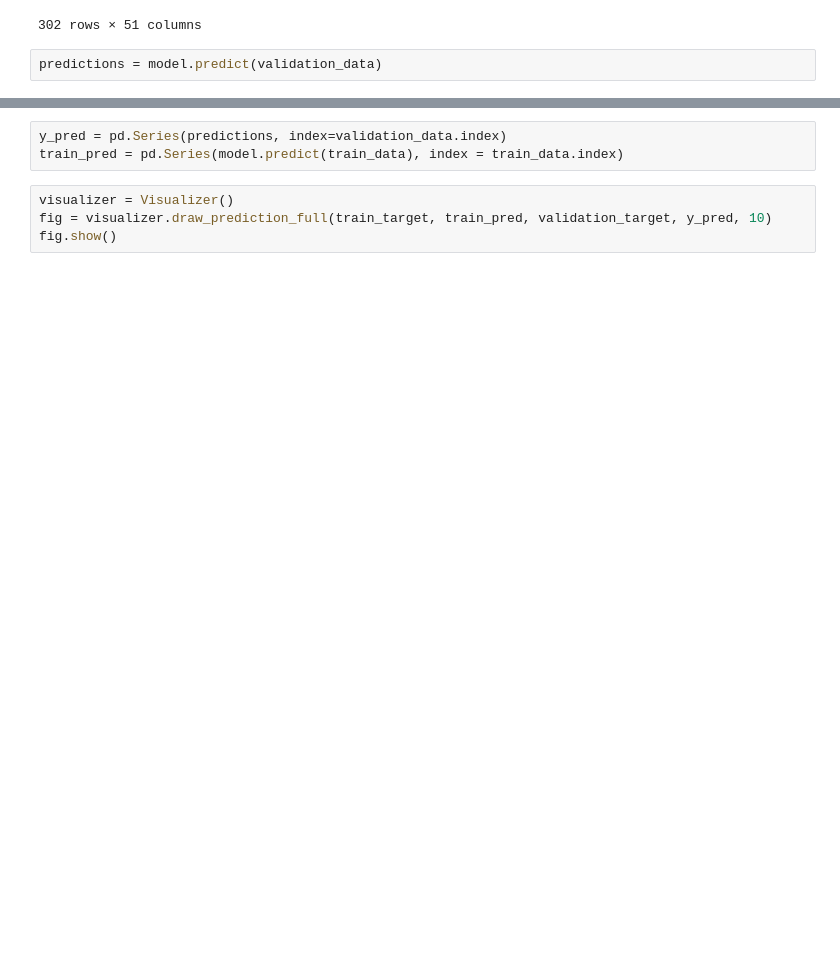
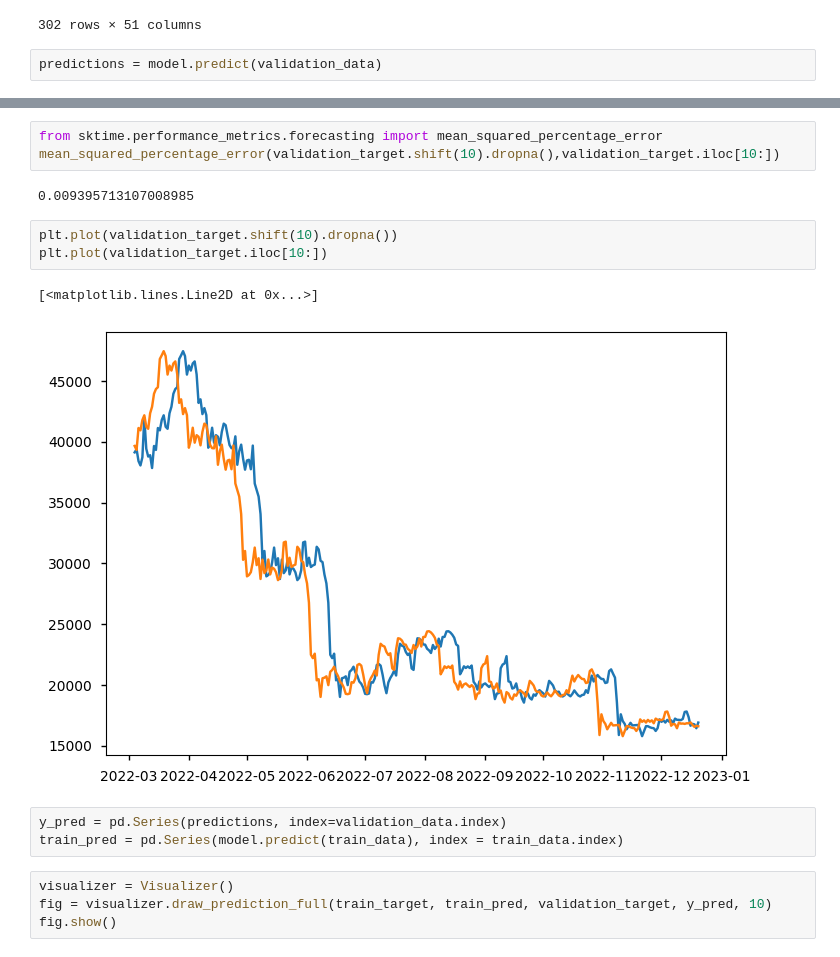
Before and after one commit to Tomas-Barhon/Noise-reduction-and-feature-extraction-with-principal-component-analysis, a Jupyter notebook: Code/playground.ipynb, the cells around one changed output, grey strips where cells are left out. Drawn from its saved outputs; the diff is of its cells as text; blank space fills up the shorter version.

```diff
--- a/Code/playground.ipynb
+++ b/Code/playground.ipynb
@@ -203,3 +363,14 @@ predictions = model.predict(validation_data)
+# %%
+from sktime.performance_metrics.forecasting import mean_squared_percentage_error
+mean_squared_percentage_error(validation_target.shift(10).dropna(),validation_target.iloc[10:])
+# %% [output]
+0.009395713107008985
+# %%
+plt.plot(validation_target.shift(10).dropna())
+plt.plot(validation_target.iloc[10:])
+# %% [output]
+[<matplotlib.lines.Line2D at 0x...>]
+[figure, added]
 # %%
 y_pred = pd.Series(predictions, index=validation_data.index)
 train_pred = pd.Series(model.predict(train_data), index = train_data.index)
```
Also changed, not shown: parts of 22 cells of this notebook, 3 other files.
